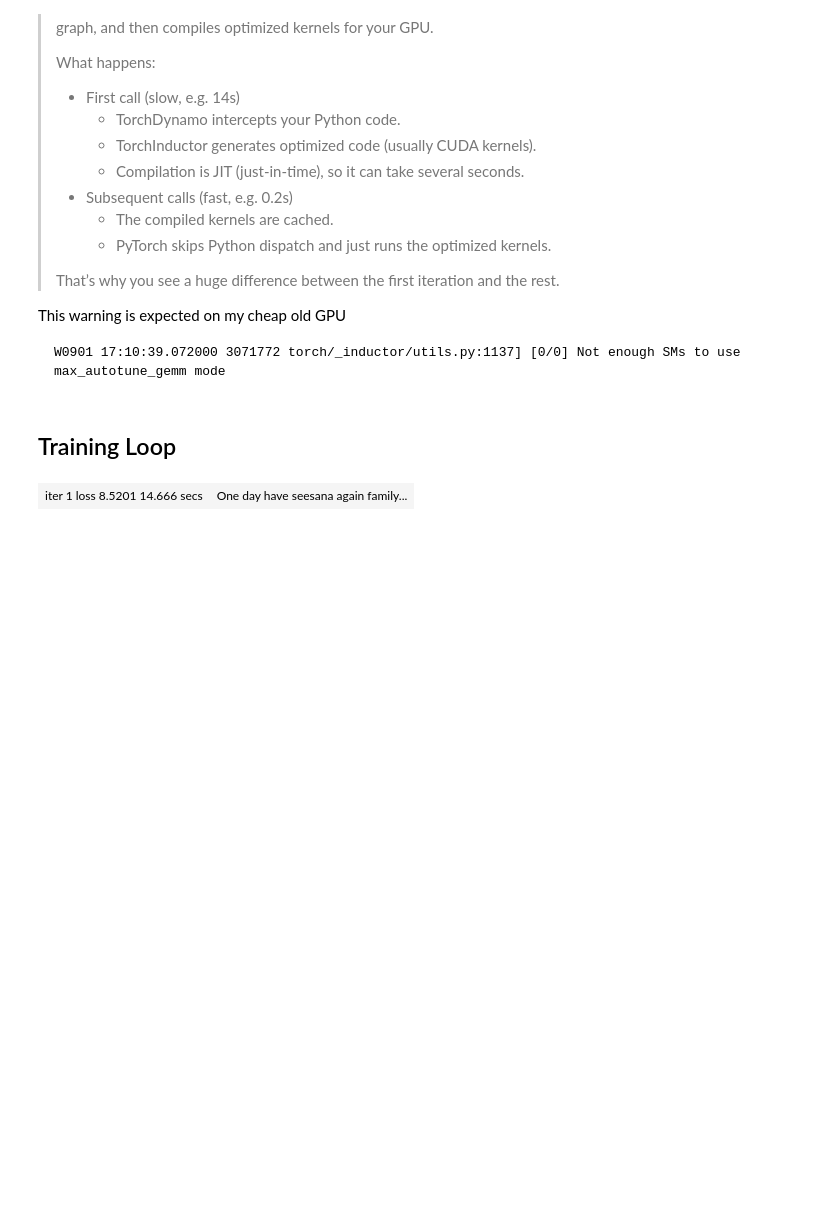
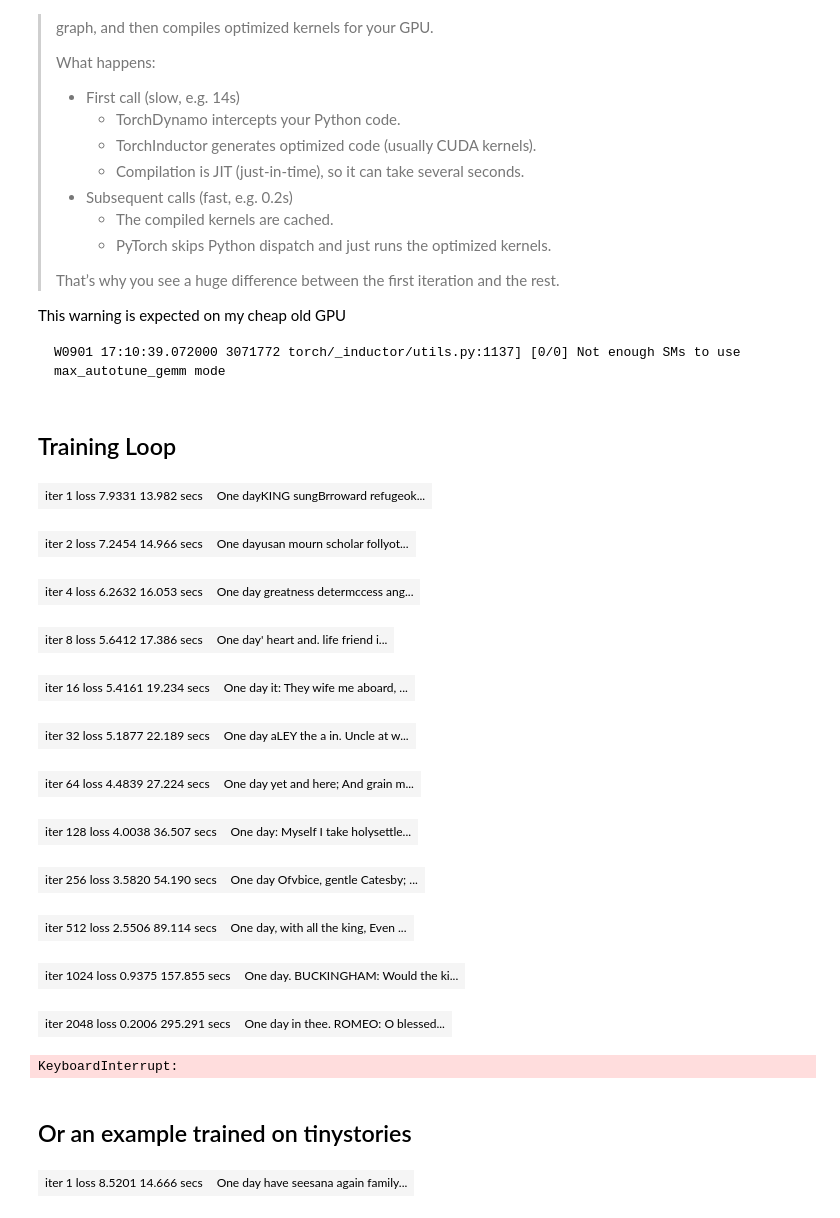
Before and after one commit to ramayer/assignment1-basics, a Jupyter notebook: notebooks/test.ipynb, the cells around one changed output. Drawn from its saved outputs; the diff is of its cells as text; code cells hidden in the pictures; blank space fills up the shorter version.

Commit message:
added shakespeare example to test notebook

```diff
--- a/notebooks/test.ipynb
+++ b/notebooks/test.ipynb
@@ -34,22 +36,30 @@ device = (
     "cpu"
 )
 
-if shakespeare:=False:
-    !wget -q -nc https://raw.githubusercontent.com/karpathy/char-rnn/master/data/tinyshakespeare/input.txt -O /tmp/tiny_shakespeare.txt
-    vocab_source = "/tmp/tiny_shakespeare.txt"
+
+!wget -q -nc https://raw.githubusercontent.com/karpathy/char-rnn/master/data/tinyshakespeare/input.txt -O /tmp/tiny_shakespeare.txt
+!wget -q -nc https://huggingface.co/datasets/roneneldan/TinyStories/resolve/main/TinyStoriesV2-GPT4-train.txt -O ../data/TinyStoriesV2-GPT4-train.txt
+!wget -q -nc https://dgoldberg.sdsu.edu/515/harrypotter.txt -O /tmp/harrypotter.txt
+
+datasets = {
+   'tinystories'           : '../data/TinyStoriesV2-GPT4-train.txt',
+   'shakespeare'           : '/tmp/tiny_shakespeare.txt',
+   'book'                  : '/tmp/harrypotter.txt',
+   'tinystories_valudation': '../data/TinyStoriesV2-GPT4-train.txt',
+}
+if shakespeare:=True:
+    vocab_source = datasets['shakespeare']
     vocab_cache = f"/tmp/bpe_shakespeare_{vocab_size}.saved"
-    training_txt = "/tmp/tiny_shakespeare.txt"
+    training_txt = datasets['shakespeare']
     training_uint16 = "/tmp/tiny_shakespeare.uint16"
 
-if tinystories:=True:
-    !wget -q -nc https://huggingface.co/datasets/roneneldan/TinyStories/resolve/main/TinyStoriesV2-GPT4-train.txt -O ../data/TinyStoriesV2-GPT4-train.txt
-    vocab_source = '../data/TinyStoriesV2-GPT4-valid.txt'
+if tinystories:=False:
+    vocab_source = datasets['tinystories_validation']
     vocab_cache = f"/tmp/bpe_tinystories_{vocab_size}.saved"
     training_txt = '../data/TinyStoriesV2-GPT4-train.txt'
     training_uint16 = "/tmp/tiny_stories_training.uint16"
 
 if fine_tune:=False:
-    !wget -q -nc https://dgoldberg.sdsu.edu/515/harrypotter.txt -O /tmp/harrypotter.txt
     vocab_source = '../data/TinyStoriesV2-GPT4-valid.txt'
     vocab_cache = f"/tmp/bpe_tinystories_{vocab_size}.saved"
     training_txt = '/tmp/harrypotter.txt'
@@ -218,7 +230,7 @@ pass
 import mlflow
 import IPython.display as ipd
 import html
-
+import regex as re
 def train(model, optimizer, get_batch, device="cuda", max_training_time = 60 * 5, num_iters=1000*1000):
     model.to(device)
     model.train()
@@ -252,11 +264,29 @@ def train(model, optimizer, get_batch, device="cuda", max_training_time = 60 * 5
                     <style> td {{text-align: left;}} </style>
                     <table>
                         <td width="20%">iter {it}<br>loss {loss.item():.4f}<br>{time.time() - t0:.3f} secs</td>
-                        <td>{html.escape(output)}</td></tr>
+                        <td>{re.sub("\n+","<br>",html.escape(output))}</td></tr>
                     </table>
                 '''))
                 if time.time() - t0 > max_training_time:
                     break
+# %%
+train(tlm,my_adamw,get_training_batch,max_training_time=60*34)
+# %% [output]
+| iter 1 loss 7.9331 13.982 secs | One dayKING sungBrroward refugeok... |
+| iter 2 loss 7.2454 14.966 secs | One dayusan mourn scholar follyot... |
+| iter 4 loss 6.2632 16.053 secs | One day greatness determccess ang... |
+| iter 8 loss 5.6412 17.386 secs | One day' heart and. life friend i... |
+| iter 16 loss 5.4161 19.234 secs | One day it: They wife me aboard, ... |
+| iter 32 loss 5.1877 22.189 secs | One day aLEY the a in. Uncle at w... |
+| iter 64 loss 4.4839 27.224 secs | One day yet and here; And grain m... |
+| iter 128 loss 4.0038 36.507 secs | One day: Myself I take holysettle... |
+| iter 256 loss 3.5820 54.190 secs | One day Ofvbice, gentle Catesby; ... |
+| iter 512 loss 2.5506 89.114 secs | One day, with all the king, Even ... |
+| iter 1024 loss 0.9375 157.855 secs | One day. BUCKINGHAM: Would the ki... |
+| iter 2048 loss 0.2006 295.291 secs | One day in thee. ROMEO: O blessed... |
+KeyboardInterrupt:
+# %% [markdown]
+## Or an example trained on tinystories
 # %%
 
 train(tlm,my_adamw,get_training_batch,max_training_time=60*30)
```
Also changed, not shown: parts of 6 cells of this notebook.
